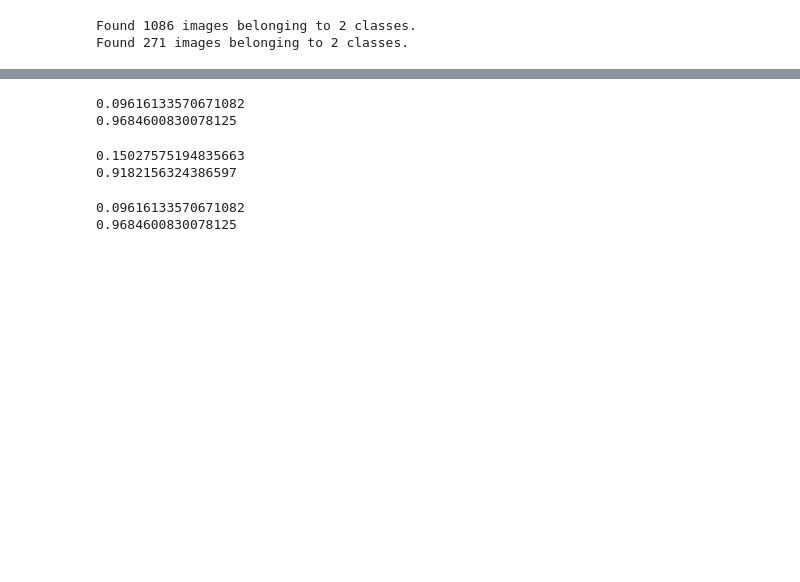
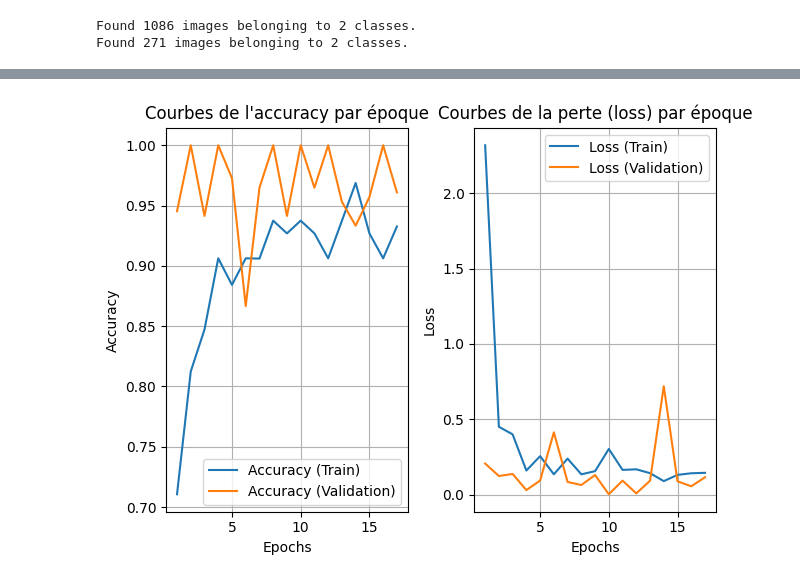
Before and after one commit to khadijaMadane/Drowsiness_Detection_Project, a Jupyter notebook: model_notebook.ipynb, the cells around one changed output, grey strips where cells are left out. Saved outputs shown, nothing was run; the diff lists cells and outputs as text; code cells hidden in the pictures; blank space fills up the shorter version.

```diff
--- a/model_notebook.ipynb
+++ b/model_notebook.ipynb
@@ -36,11 +60,13 @@ Found 105 images belonging to 1 classes.
 # %%
-bmodel = InceptionV3(include_top=False, weights='imagenet', input_tensor=Input(shape=(80,80,3)))
+bmodel = InceptionV3(include_top=False, weights='imagenet', input_tensor=Input(shape=(146,146,3)))
 hmodel = bmodel.output
 hmodel = Flatten()(hmodel)
+hmodel = Dense(128, activation='relu')(hmodel)  # Couche Dense supplémentaire
+hmodel = Dropout(0.5)(hmodel)
 hmodel = Dense(64, activation='relu')(hmodel)
 hmodel = Dropout(0.5)(hmodel)
-hmodel = Dense(2,activation= 'softmax')(hmodel)
 
+hmodel = Dense(2, activation='softmax')(hmodel)
 model = Model(inputs=bmodel.input, outputs= hmodel)
 for layer in bmodel.layers:
       layer.trainable = False
@@ -83,21 +106,18 @@ learning_rate = ReduceLROnPlateau(monitor= 'val_loss', patience=3, verbose= 3, )
 
 callbacks=[earlystop,learning_rate]
 # %%
-model.compile(optimizer='Adam', loss='categorical_crossentropy',metrics=['accuracy'])
+from tensorflow.keras.optimizers import Adam
 
-model.fit_generator(train_data,steps_per_epoch=train_data.samples//batchsize,
-                       validation_data=validation_data,
-                       validation_steps=validation_data.samples//batchsize,
-                       callbacks=callbacks,
-                        epochs=5)
+#model.compile(optimizer=Adam(learning_rate=1e-4), loss='categorical_crossentropy', metrics=['accuracy'])
+
 # Compile le modèle
 model.compile(optimizer='Adam', loss='categorical_crossentropy', metrics=['accuracy'])
 
 # Entraîne le modèle avec les données d'entraînement et de validation
-model.fit(train_data,
+history = model.fit(train_data,
                     steps_per_epoch=train_data.samples // batchsize,
                     validation_data=validation_data,
                     validation_steps=validation_data.samples // batchsize,
                     callbacks=callbacks,
-                    epochs=5)
+                    epochs=30)
 # %% [output]
@@ -124,23 +145,33 @@ Epoch 5: val_loss did not improve from 0.09804
+# %%
+import matplotlib.pyplot as plt  # Importation de matplotlib
+train_accuracy = history.history['accuracy']
+val_accuracy = history.history['val_accuracy']
+train_loss = history.history['loss']
+val_loss = history.history['val_loss']
+# Courbes d'accuracy
+plt.subplot(1, 2, 1)  # Crée un sous-graphique pour l'accuracy
+plt.plot(range(1, len(train_accuracy) + 1), train_accuracy, label='Accuracy (Train)')
+plt.plot(range(1, len(val_accuracy) + 1), val_accuracy, label='Accuracy (Validation)')
+plt.title('Courbes de l\'accuracy par époque')
+plt.xlabel('Epochs')
+plt.ylabel('Accuracy')
+plt.legend()
+plt.grid(True)
+
+# Courbes de loss
+plt.subplot(1, 2, 2)  # Crée un sous-graphique pour la loss
+plt.plot(range(1, len(train_loss) + 1), train_loss, label='Loss (Train)')
+plt.plot(range(1, len(val_loss) + 1), val_loss, label='Loss (Validation)')
+plt.title('Courbes de la perte (loss) par époque')
+plt.xlabel('Epochs')
+plt.ylabel('Loss')
+plt.legend()
+plt.grid(True)
+
+# Afficher les graphiques
+plt.tight_layout()
+plt.show()
+# %% [output]
+[figure, added]
 # %%
 # Model Evaluation
-# %%
- acc_tr, loss_tr = model.evaluate_generator(train_data)
- print(loss_tr)
- print(acc_tr)
-# %% [output]
-0.09616133570671082
-0.9684600830078125
-# %%
- acc_vr, loss_vr = model.evaluate_generator(validation_data)
- print(loss_vr)
- print(acc_vr)
-# %% [output]
-0.15027575194835663
-0.9182156324386597
-# %%
-acc_test, loss_test = model.evaluate_generator(test_data)
-print(loss_tr)
-print(acc_tr)
-# %% [output]
-0.09616133570671082
-0.9684600830078125
```
Also changed, not shown: parts of 11 cells of this notebook, 5 other files.
